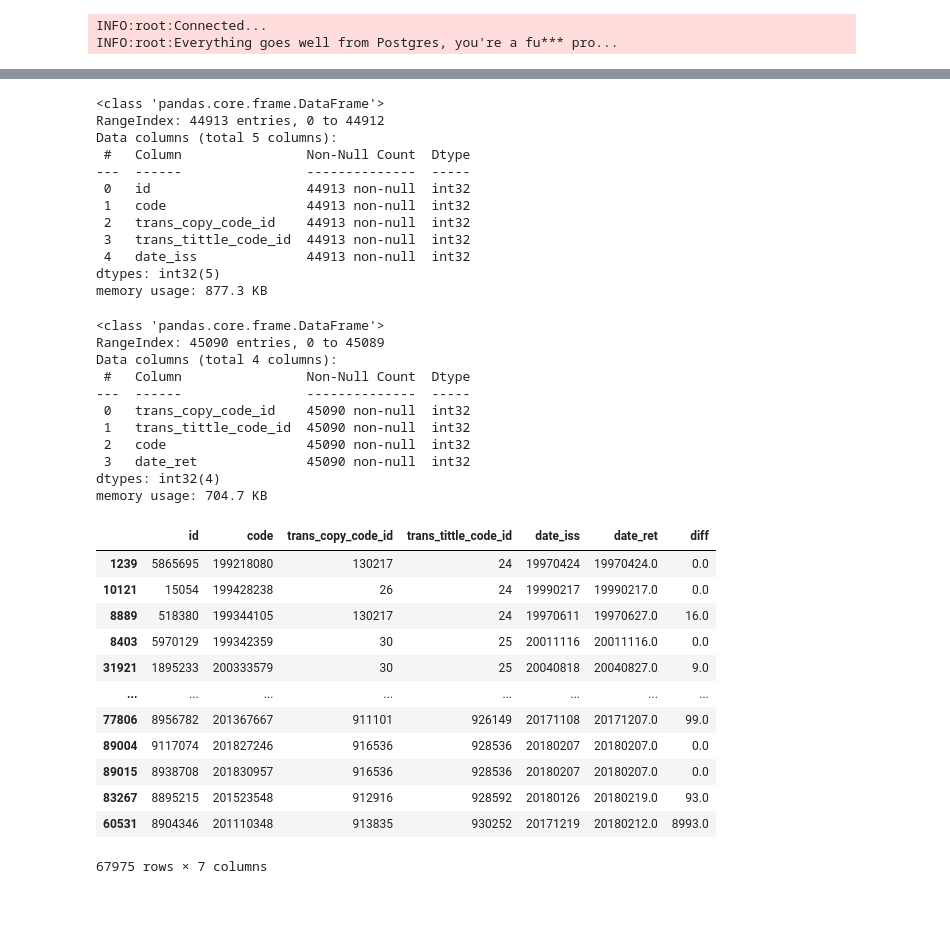
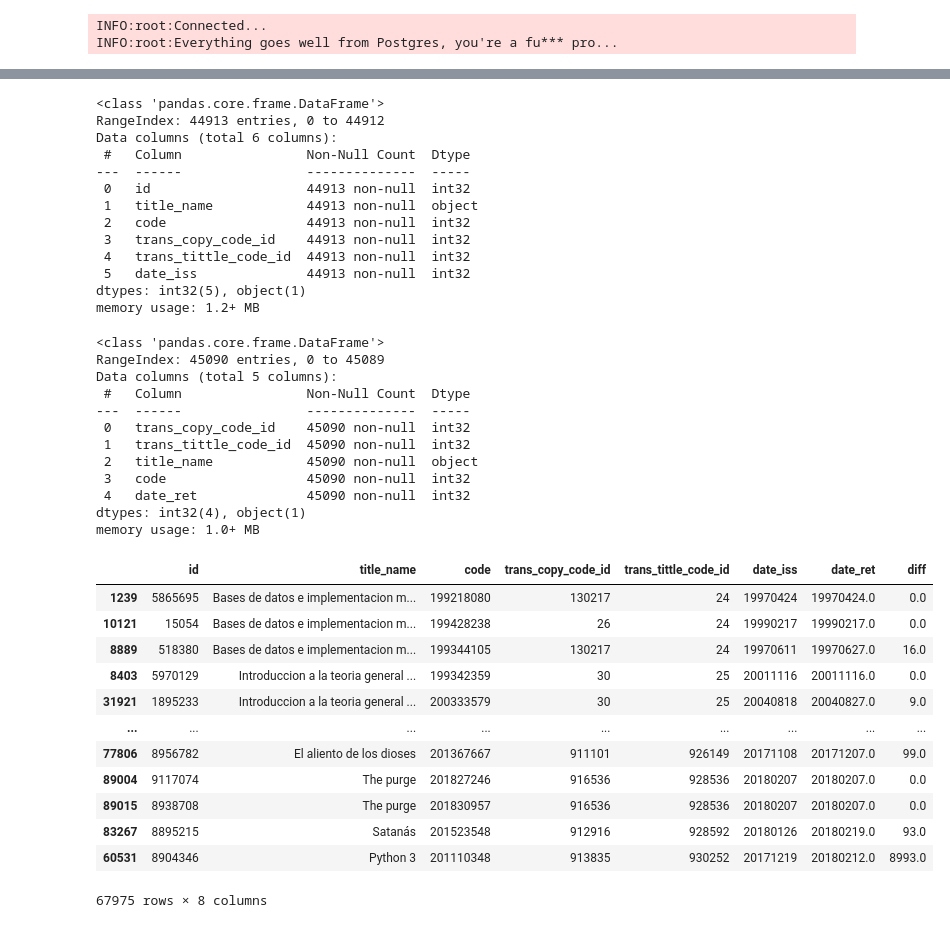
Before and after one commit to jhonsfran1165/recommender-system, a Jupyter notebook: etl/K-mean copies mas usadas - latest.ipynb, the cells around one changed output, grey strips where cells are left out. Drawn from its saved outputs; the diff is of its cells as text; code cells hidden in the pictures.

```diff
--- a/etl/K-mean copies mas usadas - latest.ipynb
+++ b/etl/K-mean copies mas usadas - latest.ipynb
@@ -50,39 +50,41 @@ INFO:root:Everything goes well from Postgres, you're a fu*** pro...
 # %%
 df_iss = pd.read_sql("""
 SELECT
-	copytransaction.id, code, trans_copy_code_id, trans_tittle_code_id, trans_date_id as date_iss
+	copytransaction.id, title_name, code, trans_copy_code_id, trans_tittle_code_id, trans_date_id as date_iss
 FROM
-	public.copytransaction, public.transactiontype, public.copy, public.student, public.date
+	public.copytransaction, public.transactiontype, public.copy, public.student, public.date, public.title
 WHERE
     sede = 0 AND
     jornada = 'DIU' AND
     program = '3743' AND
 	trans_type_code IN ('ISS') AND
+    trans_tittle_code_id = title.id AND
 	trans_date_id = date.id AND
 	trans_copy_code_id = copy.id AND
 	trans_borrower_code = student.id AND
 	trans_type_id = transactiontype.id
 
-ORDER BY code, trans_copy_code_id, trans_date_id, trans_type_code, id
+ORDER BY code, trans_copy_code_id, trans_date_id, trans_type_code, id, title_name
 
 """, con=conn)
 # %%
 df_ret = pd.read_sql("""
 SELECT
-    trans_copy_code_id, trans_tittle_code_id, code, trans_date_id as date_ret
+    trans_copy_code_id, trans_tittle_code_id, title_name, code, trans_date_id as date_ret
 FROM
-	public.copytransaction, public.transactiontype, public.copy, public.student, public.date
+	public.copytransaction, public.transactiontype, public.copy, public.student, public.date, public.title
 WHERE
     sede = 0 AND
     jornada = 'DIU' AND
     program = '3743' AND
 	trans_type_code IN ('RET') AND
+    trans_tittle_code_id = title.id AND
 	trans_date_id = date.id AND
 	trans_copy_code_id = copy.id AND
 	trans_borrower_code = student.id AND
 	trans_type_id = transactiontype.id
 
-ORDER BY code, trans_copy_code_id, trans_date_id, trans_type_code
+ORDER BY code, trans_copy_code_id, trans_date_id, trans_type_code, copy.id, title_name
 
 """, con=conn)
 # %%
@@ -125,51 +127,54 @@ df_iss.info()
 # %% [output]
 <class 'pandas.core.frame.DataFrame'>
 RangeIndex: 44913 entries, 0 to 44912
-Data columns (total 5 columns):
+Data columns (total 6 columns):
  #   Column                Non-Null Count  Dtype
 ---  ------                --------------  -----
  0   id                    44913 non-null  int32
- 1   code                  44913 non-null  int32
- 2   trans_copy_code_id    44913 non-null  int32
- 3   trans_tittle_code_id  44913 non-null  int32
- 4   date_iss              44913 non-null  int32
-dtypes: int32(5)
-memory usage: 877.3 KB
+ 1   title_name            44913 non-null  object
+ 2   code                  44913 non-null  int32
+ 3   trans_copy_code_id    44913 non-null  int32
+ 4   trans_tittle_code_id  44913 non-null  int32
+ 5   date_iss              44913 non-null  int32
+dtypes: int32(5), object(1)
+memory usage: 1.2+ MB
 # %%
 df_ret = df_ret.astype({col: 'int32' for col in df_ret.select_dtypes('int64').columns})
 df_ret.info()
 # %% [output]
 <class 'pandas.core.frame.DataFrame'>
 RangeIndex: 45090 entries, 0 to 45089
-Data columns (total 4 columns):
+Data columns (total 5 columns):
  #   Column                Non-Null Count  Dtype
 ---  ------                --------------  -----
  0   trans_copy_code_id    45090 non-null  int32
  1   trans_tittle_code_id  45090 non-null  int32
- 2   code                  45090 non-null  int32
- 3   date_ret              45090 non-null  int32
-dtypes: int32(4)
-memory usage: 704.7 KB
+ 2   title_name            45090 non-null  object
+ 3   code                  45090 non-null  int32
+ 4   date_ret              45090 non-null  int32
+dtypes: int32(4), object(1)
+memory usage: 1.0+ MB
 # %%
-left2 = df_iss.merge(df_ret, how='left', on=['code','trans_copy_code_id', 'trans_tittle_code_id'])
-left2['diff'] = left2['date_ret'] - left2['date_iss']
-left2 = left2[left2['diff'] >= 0]
-left2 = left2.sort_values(
+df = df_iss.merge(df_ret, how='left', on=['code','trans_copy_code_id', 'trans_tittle_code_id', 'title_name'])
+df['diff'] = df['date_ret'] - df['date_iss']
+df = df[df['diff'] >= 0]
+df = df.sort_values(
     ['trans_tittle_code_id', 'diff']
 )
-left2
+
+df
 # %% [output]
-|  | id | code | trans_copy_code_id | trans_tittle_code_id | date_iss | date_ret | diff |
-| 1239 | 5865695 | 199218080 | 130217 | 24 | 19970424 | 19970424.0 | 0.0 |
-| 10121 | 15054 | 199428238 | 26 | 24 | 19990217 | 19990217.0 | 0.0 |
-| 8889 | 518380 | 199344105 | 130217 | 24 | 19970611 | 19970627.0 | 16.0 |
-| 8403 | 5970129 | 199342359 | 30 | 25 | 20011116 | 20011116.0 | 0.0 |
-| 31921 | 1895233 | 200333579 | 30 | 25 | 20040818 | 20040827.0 | 9.0 |
-| ... | ... | ... | ... | ... | ... | ... | ... |
-| 77806 | 8956782 | 201367667 | 911101 | 926149 | 20171108 | 20171207.0 | 99.0 |
-| 89004 | 9117074 | 201827246 | 916536 | 928536 | 20180207 | 20180207.0 | 0.0 |
-| 89015 | 8938708 | 201830957 | 916536 | 928536 | 20180207 | 20180207.0 | 0.0 |
-| 83267 | 8895215 | 201523548 | 912916 | 928592 | 20180126 | 20180219.0 | 93.0 |
-| 60531 | 8904346 | 201110348 | 913835 | 930252 | 20171219 | 20180212.0 | 8993.0 |
+|  | id | title_name | code | trans_copy_code_id | trans_tittle_code_id | date_iss | date_ret | diff |
+| 1239 | 5865695 | Bases de datos e implementacion m... | 199218080 | 130217 | 24 | 19970424 | 19970424.0 | 0.0 |
+| 10121 | 15054 | Bases de datos e implementacion m... | 199428238 | 26 | 24 | 19990217 | 19990217.0 | 0.0 |
+| 8889 | 518380 | Bases de datos e implementacion m... | 199344105 | 130217 | 24 | 19970611 | 19970627.0 | 16.0 |
+| 8403 | 5970129 | Introduccion a la teoria general ... | 199342359 | 30 | 25 | 20011116 | 20011116.0 | 0.0 |
+| 31921 | 1895233 | Introduccion a la teoria general ... | 200333579 | 30 | 25 | 20040818 | 20040827.0 | 9.0 |
+| ... | ... | ... | ... | ... | ... | ... | ... | ... |
+| 77806 | 8956782 | El aliento de los dioses | 201367667 | 911101 | 926149 | 20171108 | 20171207.0 | 99.0 |
+| 89004 | 9117074 | The purge | 201827246 | 916536 | 928536 | 20180207 | 20180207.0 | 0.0 |
+| 89015 | 8938708 | The purge | 201830957 | 916536 | 928536 | 20180207 | 20180207.0 | 0.0 |
+| 83267 | 8895215 | Satanás | 201523548 | 912916 | 928592 | 20180126 | 20180219.0 | 93.0 |
+| 60531 | 8904346 | Python 3 | 201110348 | 913835 | 930252 | 20171219 | 20180212.0 | 8993.0 |
-67975 rows × 7 columns
+67975 rows × 8 columns
 # %%
```
Also changed, not shown: parts of 22 cells of this notebook, 6 other files.
